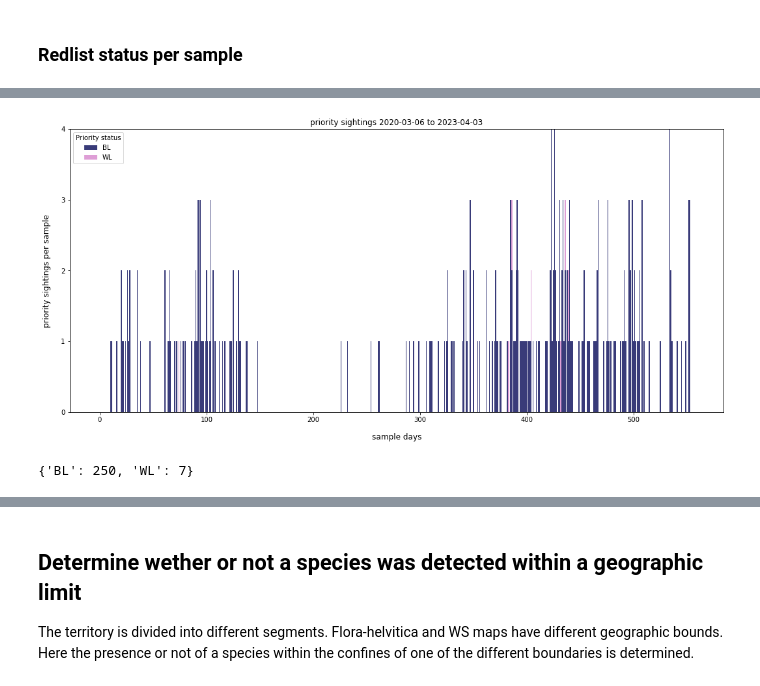
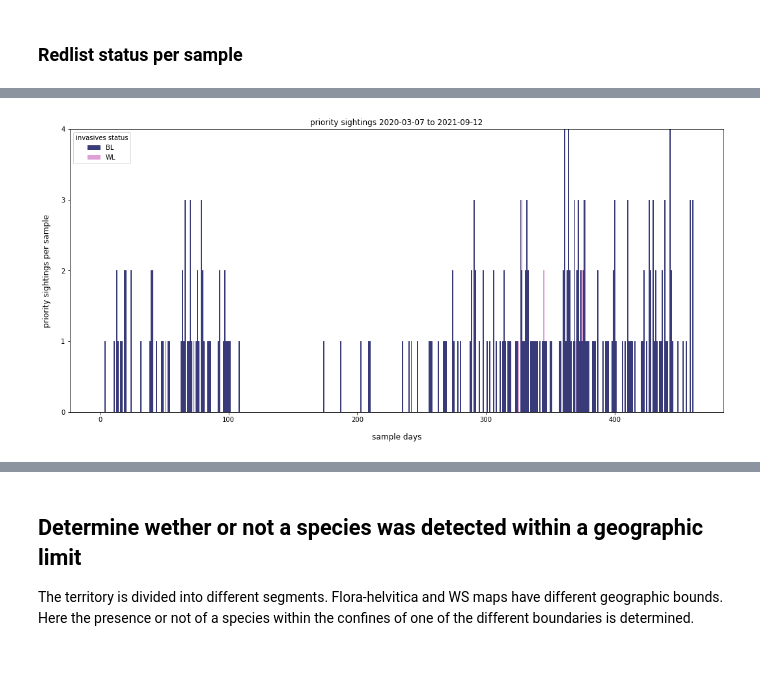
Before and after one commit to thorerismann/flora-buckets, a Jupyter notebook: species_watch_lists.ipynb, the cells around one changed output, grey strips where cells are left out. Cells and saved outputs as stored; diff of their text form; code cells hidden in the pictures.

```diff
--- a/species_watch_lists.ipynb
+++ b/species_watch_lists.ipynb
@@ -133,5 +133,6 @@ redlist.head()
 | acer-platanoides | LC | LC | LC |
 | acer-pseudoplatanus | LC | LC | LC |
 # %%
-priority.head()
+priority = priority[["responsabilite", "priorite"]].copy()
+priority
 # %% [output]
@@ -154,0 +218,11 @@ invdata.head()
+# %%
+for val in surveys.species.unique():
+    # national priority list:
+    if val in fd.index:
+        data = fd.loc[val]
+        newcols = data.index
+        for col in newcols:
+            surveys.loc[surveys.species==val, col] = data.loc[col]
+
+    else:
+        pass
@@ -345,7 +652,7 @@ def the_redlist_incidence_from_a_collection_of_surveys(sp_obj_df, cols= [], alis
     data = {alist:{ar:{x:h.value_counts(norm).loc[x] for x in h.value_counts().index}}}
 
     return data
-def simple_stacked_bar(ax,data, cats, bottom=0):
+def simple_stacked_bar(ax,data, cats, bottom=0, **kwargs):
     for i,day in enumerate(data):
 
         bot = bottom
@@ -355,7 +662,7 @@ def simple_stacked_bar(ax,data, cats, bottom=0):
             except:
                 y=0
 
-            ax.bar(i, y, bottom=bot, label=acat, color=a(j), width=1)
+            ax.bar(i, y, bottom=bot, label=acat, color=a(j), width=1, **kwargs)
             bot += y
     return ax
 def get_cmap(n, name='hsv'):
@@ -420,7 +727,12 @@ pri
   'responsabilite': {1: 1, 2: 1, 3: 1},
   'priorite': {4: 2, 3: 1}}}
 # %%
-a_subset = surveys[surveys.loc_date.isin(surveys.loc_date.unique())].copy()
+a = surveys.copy()
+b = a.groupby(["loc_date", "place"], as_index=False).species.nunique()
+excludes = b[b.species < 3].loc_date.unique()
+d=a[(~a.loc_date.isin(excludes))]
+
+a_subset = surveys[surveys.loc_date.isin(d.loc_date.unique())].copy()
 a_subset["date"] = pd.to_datetime(a_subset["date"])
 a_subset.sort_values(by="date", inplace=True)
 
@@ -540,26 +852,44 @@ totals
 # %%
 qsamps = [the_status_from_a_collection_of_surveys(ssp[asamps], cols= bl, alist="invasives") for asamps in samps]
 qs =  [x["invasives"]["list_2014"] for x in qsamps]
 
 totals = npe_method(qs)
 categories = totals.keys()
 a = get_cmap(len(categories), name='tab20b')
 
 fig, ax = plt.subplots(figsize=(18,8))
 
 ax = simple_stacked_bar(ax,qs, categories, bottom=0)
 
 ax.set_ylabel("priority sightings per sample", fontsize=12, labelpad=15)
 ax.set_xlabel("sample days", fontsize=12, labelpad=15)
 ax.set_title(f"priority sightings {mindate} to {maxdate}")
 ax.yaxis.set_major_locator(MaxNLocator(integer=True))
 handles, labels = plt.gca().get_legend_handles_labels()
 by_label = dict(zip(labels, handles))
-plt.legend(by_label.values(), by_label.keys(), title="Priority status")
+plt.legend(by_label.values(), by_label.keys(), title="invasives status")
 plt.show()
 # %% [output]
-[figure, old version]
+[figure, new version]
 # %%
-totals
+# this indexex a species with memberhip in list:
+many_samples = surveys[surveys.loc_date.isin(surveys.loc_date.unique()[4:30])].copy()
+
+# for priority and redlist:
+ar = myregions[1]
+
+# for priority
+respn = [ar, "responsabilite", "priorite"]
+
+# for invasives
+bl = ["list_2014", "ode"]
+
+# the sightings
+sp_samp = many_samples.species.unique()
+
+species_to_list = define_list_membership(sp_samp, the_lists, contains=False)
+
+# all the species objects from a survey
+objs =  make_a_collection_of_objects(sp_samp, species_to_list)
+
+sr = summarize_species_objects(objs, list_labels)
-# %% [output]
-{'BL': 250, 'WL': 7}
```
Also changed, not shown: parts of 53 cells of this notebook, 4 other files.
